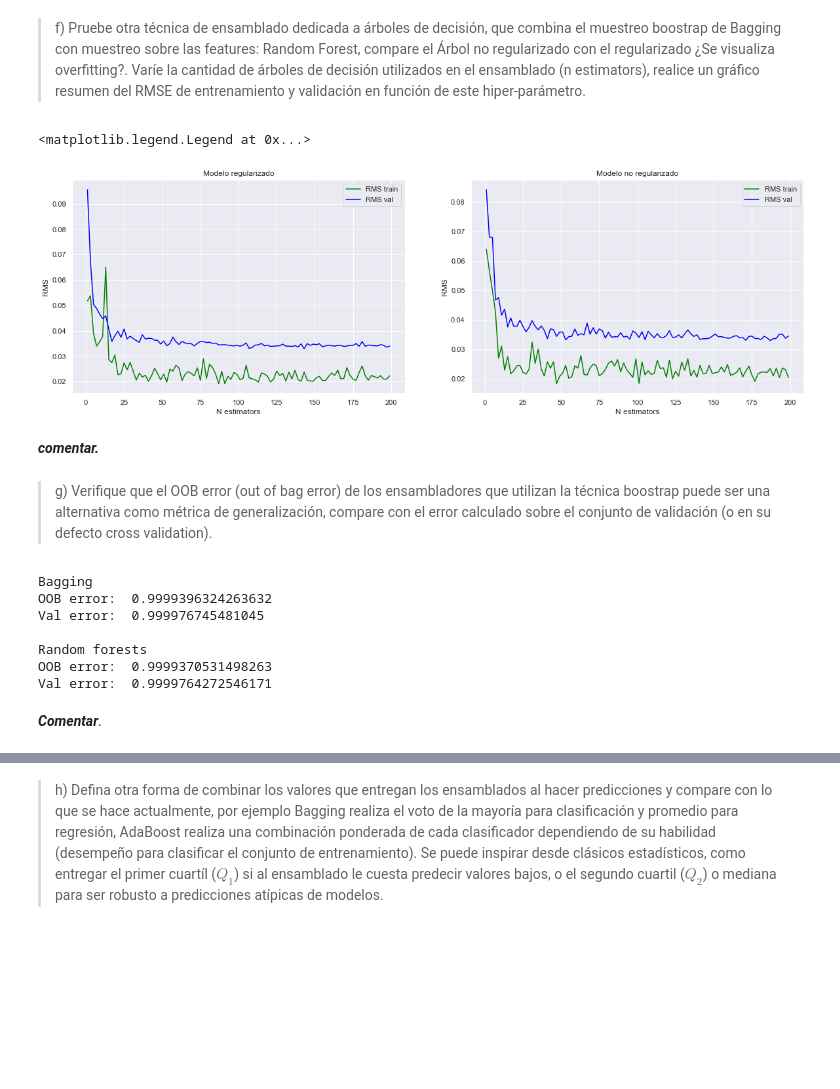
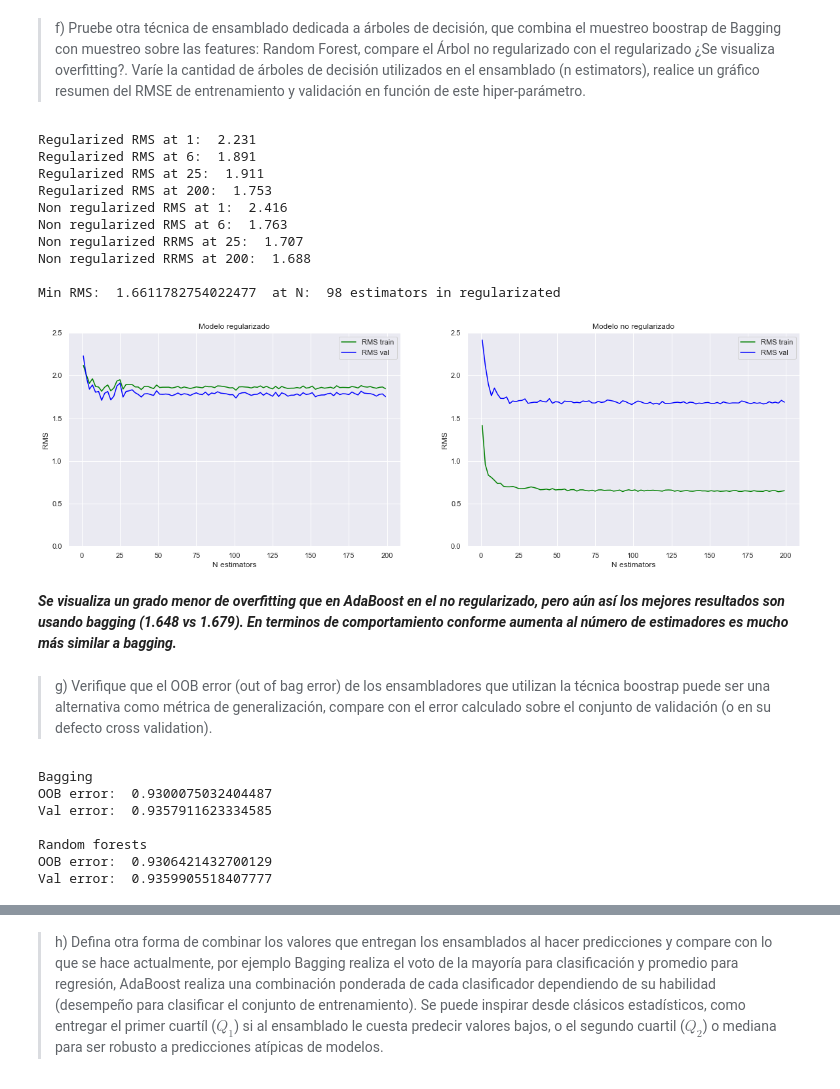
Before and after one commit to Shiroko7/INF-393-Tarea-3, a Jupyter notebook: Tarea 3 parte1.ipynb, the cells around one changed output, grey strips where cells are left out. Drawn from its saved outputs; the diff is of its cells as text; code cells hidden in the pictures; blank space fills up the shorter version.

Commit message:
coments parte1

```diff
--- a/Tarea 3 parte1.ipynb
+++ b/Tarea 3 parte1.ipynb
@@ -362,5 +357,5 @@ Máximo test_acc: 0.9999, Max depth óptimo: 91 Min samples óptimo: 2
 # %%
 #Modelo regularizado
-model = Tree(max_depth=91,min_samples_split=2)
+model = Tree(max_depth=11 ,min_samples_split=142)
 model.fit(X_train,y_train)
 # %% [output]
@@ -421,7 +418,7 @@ rmse_val_r=[]
 N_estimators=range(1,200,2)
 
 for i in N_estimators:
-    model = BaggingRegressor(base_estimator=Tree(max_depth=91,min_samples_split=2), n_estimators=i, n_jobs=-1)
+    model = BaggingRegressor(base_estimator=Tree(max_depth=11,min_samples_split=142), n_estimators=i, n_jobs=-1)
     model.fit(X_train,y_train)
     y_train_hat = model.predict(X_train)
     y_val_hat = model.predict(X_val)
@@ -476,7 +514,7 @@ rmse_val_r=[]
 N_estimators=range(1,200,2)
 
 for i in N_estimators:
-    model = AdaBoostRegressor(base_estimator=Tree(max_depth=91,min_samples_split=2), n_estimators=i)
+    model = AdaBoostRegressor(base_estimator=Tree(max_depth=11,min_samples_split=142), n_estimators=i)
     model.fit(X_train,y_train)
     y_train_hat = model.predict(X_train)
     y_val_hat = model.predict(X_val)
@@ -531,7 +611,7 @@ rmse_val_r=[]
 N_estimators=range(1,200,2)
 
 for i in N_estimators:
-    model = RandomForestRegressor(n_estimators=i,max_depth=91,min_samples_split=2, n_jobs=-1)
+    model = RandomForestRegressor(n_estimators=i,max_depth=11,min_samples_split=142, n_jobs=-1)
     model.fit(X_train,y_train)
     y_train_hat = model.predict(X_train)
     y_val_hat = model.predict(X_val)
@@ -552,33 +632,73 @@ for i in N_estimators:
 # %%
 plt.figure(figsize=(20,6))
 
 #Modelo regularizado
 plt.subplot(121)
 plt.plot(N_estimators, rmse_train_r, c = 'green', label = 'RMS train')
 plt.plot(N_estimators, rmse_val_r, c = 'blue', label = 'RMS val')
 plt.xlabel("N estimators")
 plt.ylabel("RMS")
 plt.title('Modelo regularizado')
+plt.ylim(0,2.5)
 plt.legend()
 
 #Modelo no regularizado
 plt.subplot(122)
 plt.plot(N_estimators, rmse_train, c = 'green', label = 'RMS train')
 plt.plot(N_estimators, rmse_val, c = 'blue', label = 'RMS val')
 plt.xlabel("N estimators")
 plt.ylabel("RMS")
 plt.title('Modelo no regularizado')
+plt.ylim(0,2.5)
 plt.legend()
+
+print('Regularized RMS at 1: ', round(rmse_val_r[0],3))
+print('Regularized RMS at 6: ', round(rmse_val_r[3],3))
+print('Regularized RMS at 25: ', round(rmse_val_r[12],3))
+print('Regularized RMS at 200: ', round(rmse_val_r[99],3))
+
+print('Non regularized RMS at 1: ', round(rmse_val[0],3))
+print('Non regularized RMS at 6: ', round(rmse_val[3],3))
+print('Non regularized RRMS at 25: ', round(rmse_val[12],3))
+print('Non regularized RRMS at 200: ', round(rmse_val[99],3))
+
+print('')
+min_re = 1e7
+i_re = 0
+min_unre = 1e7
+i_unre = 0
+for i in range(len(rmse_val_r)):
+    if rmse_val[i] < min_re:
+        min_unre = rmse_val[i]
+        i_unre = i
+
+for i in range(len(rmse_val)):
+    if rmse_val[i] < min_re:
+        min_re = rmse_val[i]
+        i_re = i
+if min_re < min_unre:
+    print('Min RMS: ', min_re ,' at N: ', i_re*2,'estimators in regularizated')
+else:
+    print('Min RMS: ', min_unre ,' at N: ', i_unre*2,'estimators in non-regularizated')
 # %% [output]
-<matplotlib.legend.Legend at 0x...>
+Regularized RMS at 1:  2.231
+Regularized RMS at 6:  1.891
+Regularized RMS at 25:  1.911
+Regularized RMS at 200:  1.753
+Non regularized RMS at 1:  2.416
+Non regularized RMS at 6:  1.763
+Non regularized RRMS at 25:  1.707
+Non regularized RRMS at 200:  1.688
+
+Min RMS:  1.6611782754022477  at N:  98 estimators in regularizated
-[figure, old version]
+[figure, new version]
-# %% [markdown]
-***comentar.***
+# %% [markdown]
+***Se visualiza un grado menor de overfitting que en AdaBoost en el no regularizado, pero aún así los mejores resultados son usando bagging (1.648 vs 1.679). En terminos de comportamiento conforme aumenta al número de estimadores es mucho más similar a bagging.***
 # %% [markdown]
 > g) Verifique que el OOB error (out of bag error) de los ensambladores que utilizan la técnica boostrap puede ser una alternativa como métrica de generalización, compare con el error calculado sobre el conjunto de validación (o en su defecto cross validation).
 # %%
 #Bagging
-model = BaggingRegressor(base_estimator=Tree(max_depth=91,min_samples_split=2), oob_score=True,n_estimators=i, n_jobs=-1)
+model = BaggingRegressor(base_estimator=Tree(max_depth=11,min_samples_split=142), oob_score=True,n_estimators=82, n_jobs=-1)
 model.fit(X_train,y_train)
 oob_error = model.oob_score_
 val_error = model.score(X_val,y_val)
@@ -587,7 +707,7 @@ print("OOB error: ",oob_error)
 print ("Val error: ",val_error)
 
 #Random forests
-model = RandomForestRegressor(n_estimators=i,max_depth=91,min_samples_split=2,oob_score=True,n_jobs=-1)
+model = RandomForestRegressor(n_estimators=100,max_depth=11,min_samples_split=142,oob_score=True,n_jobs=-1)
 model.fit(X_train,y_train)
 oob_error = model.oob_score_
 val_error = model.score(X_val,y_val)
@@ -596,11 +716,9 @@ print("OOB error: ",oob_error)
 print ("Val error: ",val_error)
 # %% [output]
 Bagging
-OOB error:  0.9999396324263632
-Val error:  0.999976745481045
+OOB error:  0.9300075032404487
+Val error:  0.9357911623334585
 
 Random forests
-OOB error:  0.9999370531498263
-Val error:  0.9999764272546171
+OOB error:  0.9306421432700129
+Val error:  0.9359905518407777
-# %% [markdown]
-***Comentar***.
```
Also changed, not shown: parts of 40 cells of this notebook.
